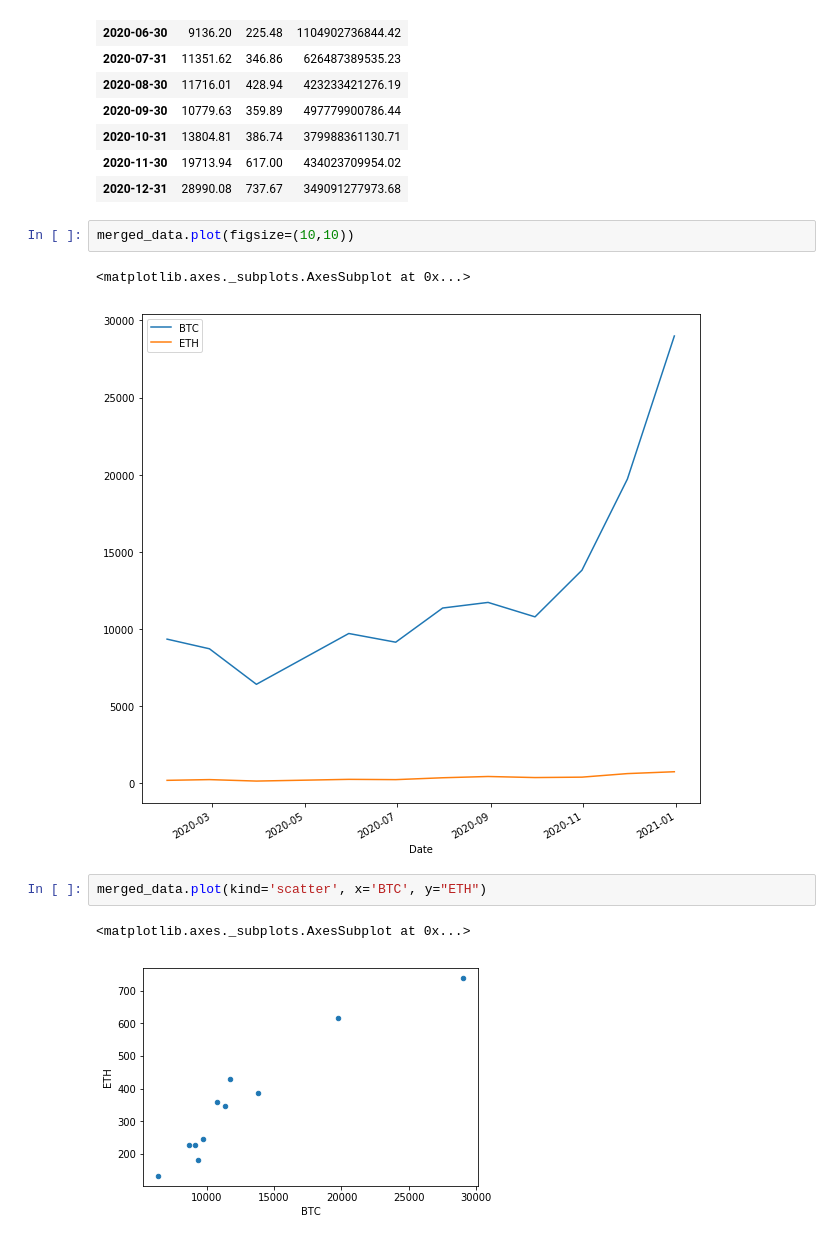
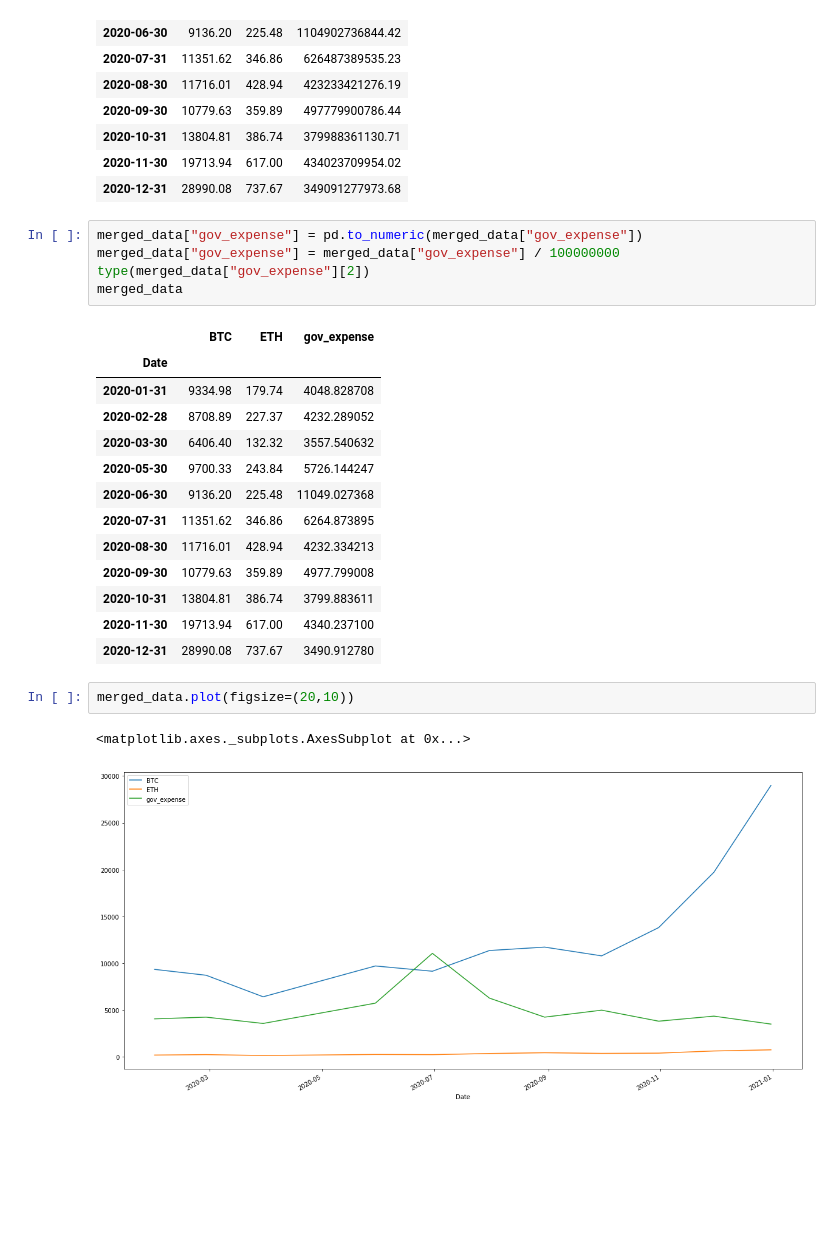
Before and after one commit to haege101/2020-Government-Expenditure-Correlation-Project, a Jupyter notebook: Project 1 Group Code.ipynb, the cells around one changed output. Saved outputs shown, nothing was run; the diff lists cells and outputs as text; blank space fills up the shorter version.

Commit message:
Corrected Corelation/Graphs

```diff
--- a/Project 1 Group Code.ipynb
+++ b/Project 1 Group Code.ipynb
@@ -264,13 +264,27 @@ merged_data
 | 2020-10-31 | 13804.81 | 386.74 | 379988361130.71 |
 | 2020-11-30 | 19713.94 | 617.00 | 434023709954.02 |
 | 2020-12-31 | 28990.08 | 737.67 | 349091277973.68 |
+# %%
+merged_data["gov_expense"] = pd.to_numeric(merged_data["gov_expense"])
+merged_data["gov_expense"] = merged_data["gov_expense"] / 100000000
+type(merged_data["gov_expense"][2])
+merged_data
+# %% [output]
+|  | BTC | ETH | gov_expense |
+| Date |  |  |  |
+| 2020-01-31 | 9334.98 | 179.74 | 4048.828708 |
+| 2020-02-28 | 8708.89 | 227.37 | 4232.289052 |
+| 2020-03-30 | 6406.40 | 132.32 | 3557.540632 |
+| 2020-05-30 | 9700.33 | 243.84 | 5726.144247 |
+| 2020-06-30 | 9136.20 | 225.48 | 11049.027368 |
+| 2020-07-31 | 11351.62 | 346.86 | 6264.873895 |
+| 2020-08-30 | 11716.01 | 428.94 | 4232.334213 |
+| 2020-09-30 | 10779.63 | 359.89 | 4977.799008 |
+| 2020-10-31 | 13804.81 | 386.74 | 3799.883611 |
+| 2020-11-30 | 19713.94 | 617.00 | 4340.237100 |
+| 2020-12-31 | 28990.08 | 737.67 | 3490.912780 |
 # %%
-merged_data.plot(figsize=(10,10))
+merged_data.plot(figsize=(20,10))
 # %% [output]
 <matplotlib.axes._subplots.AxesSubplot at 0x...>
-[figure, old version]
+[figure, new version]
-# %%
-merged_data.plot(kind='scatter', x='BTC', y="ETH")
-# %% [output]
-<matplotlib.axes._subplots.AxesSubplot at 0x...>
-[figure, removed]
```
Also changed, not shown: parts of 3 cells of this notebook.
